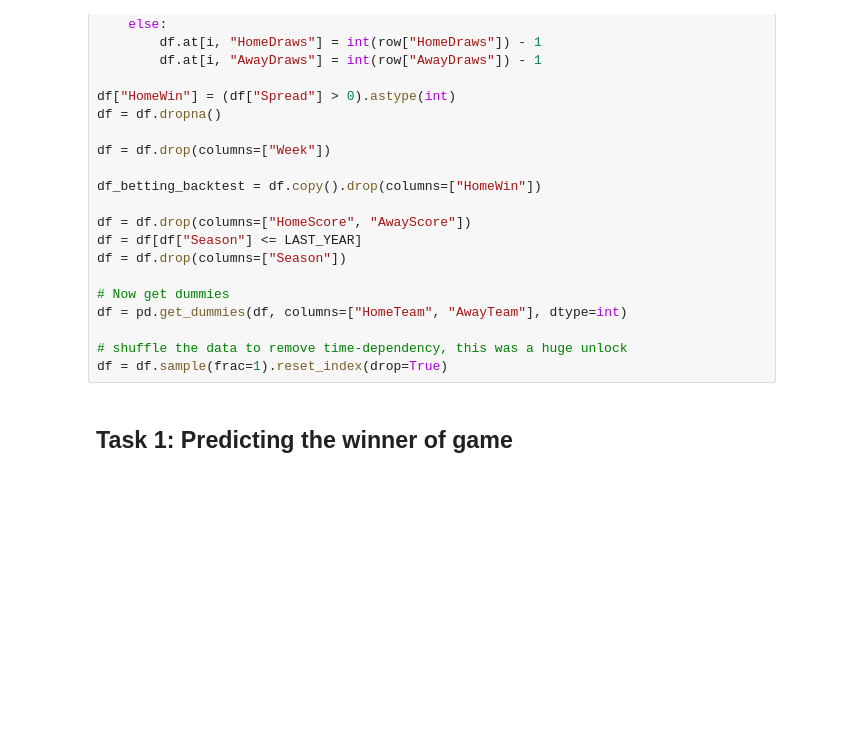
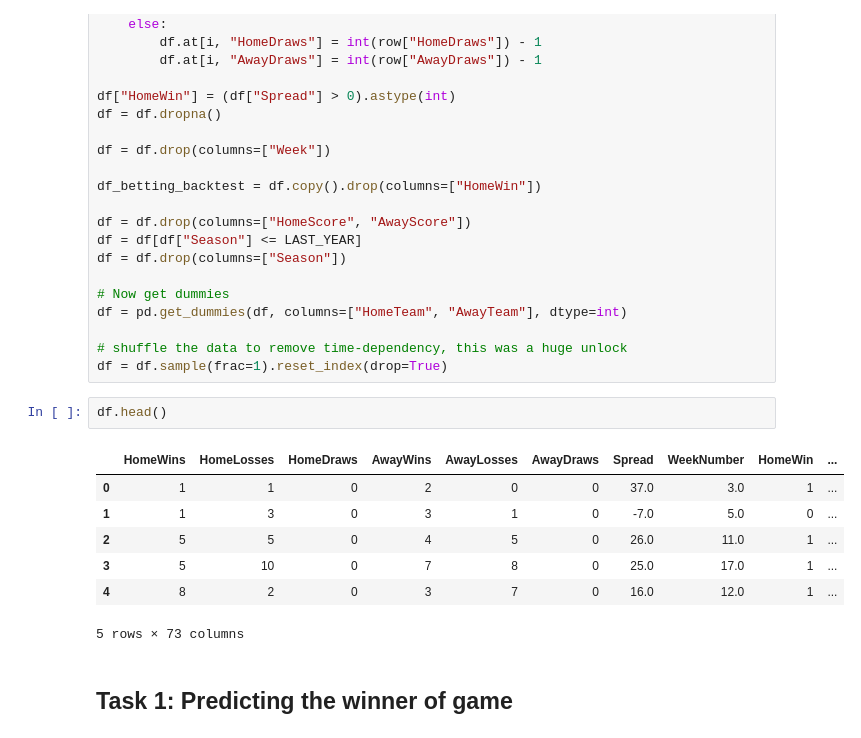
Before and after one commit to dhruviyer/nfl-predictor, a Jupyter notebook: predict_nfl.ipynb, the cells around one changed output. Saved outputs shown, nothing was run; the diff lists cells and outputs as text; blank space fills up the shorter version.

```diff
--- a/predict_nfl.ipynb
+++ b/predict_nfl.ipynb
@@ -108,6 +108,16 @@ df = pd.get_dummies(df, columns=["HomeTeam", "AwayTeam"], dtype=int)
 
 # shuffle the data to remove time-dependency, this was a huge unlock
 df = df.sample(frac=1).reset_index(drop=True)
+# %%
+df.head()
+# %% [output]
+|  | HomeWins | HomeLosses | HomeDraws | AwayWins | AwayLosses | AwayDraws | Spread | WeekNumber | HomeWin | ... |
+| 0 | 1 | 1 | 0 | 2 | 0 | 0 | 37.0 | 3.0 | 1 | ... |
+| 1 | 1 | 3 | 0 | 3 | 1 | 0 | -7.0 | 5.0 | 0 | ... |
+| 2 | 5 | 5 | 0 | 4 | 5 | 0 | 26.0 | 11.0 | 1 | ... |
+| 3 | 5 | 10 | 0 | 7 | 8 | 0 | 25.0 | 17.0 | 1 | ... |
+| 4 | 8 | 2 | 0 | 3 | 7 | 0 | 16.0 | 12.0 | 1 | ... |
+5 rows × 73 columns
 # %% [markdown]
 ## Task 1: Predicting the winner of game
 # %%
```
Also changed, not shown: parts of 6 cells of this notebook, 3 other files.
